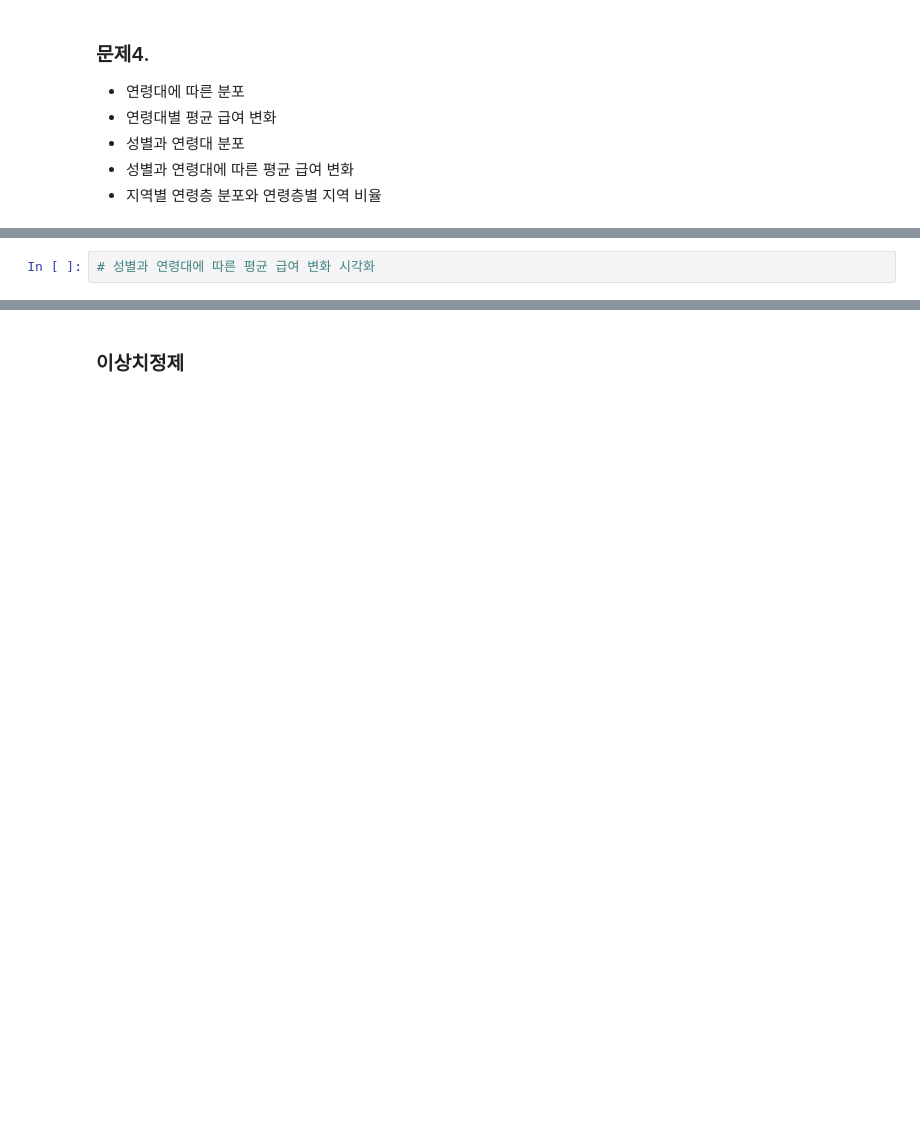
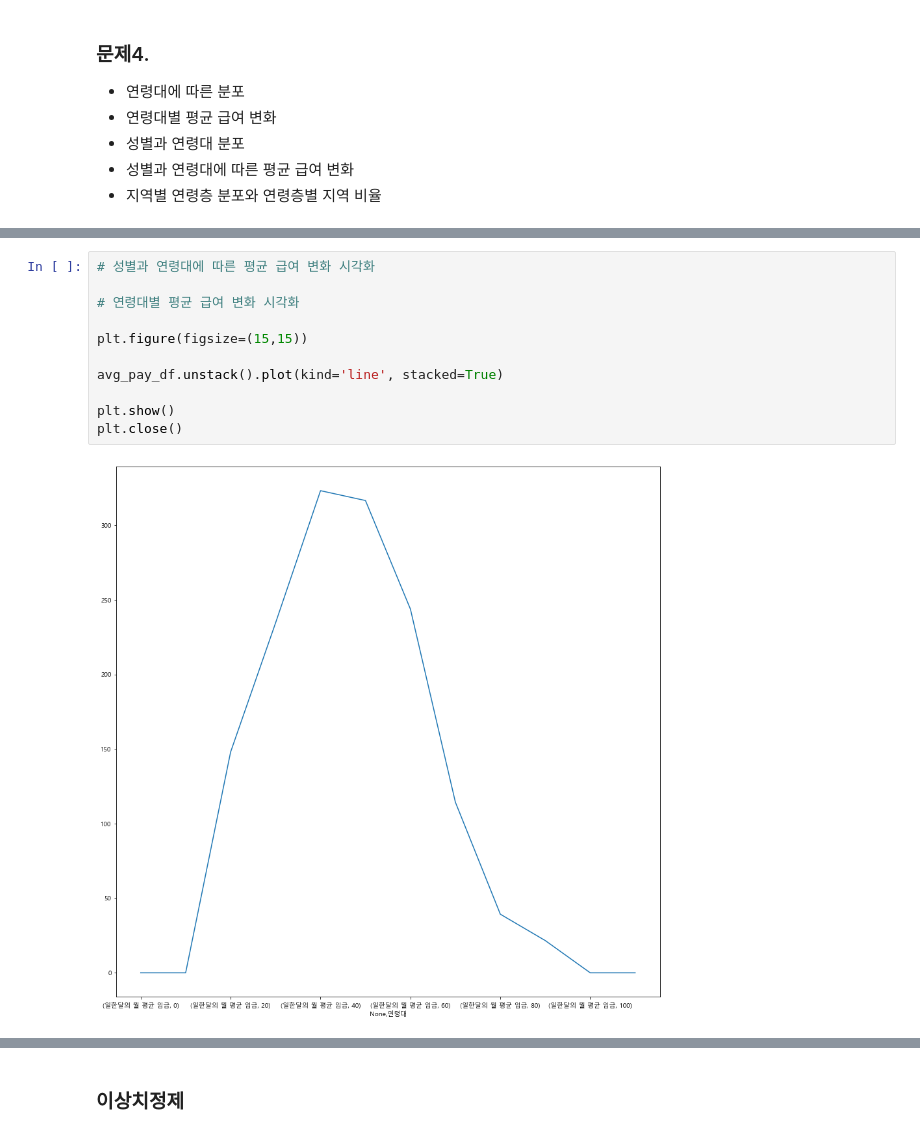
Before and after one commit to Supreme-YS/data_analysis, a Jupyter notebook: visualization[02].ipynb, the cells around one changed output, grey strips where cells are left out. Drawn from its saved outputs; the diff is of its cells as text; blank space fills up the shorter version.

```diff
--- a/visualization[02].ipynb
+++ b/visualization[02].ipynb
@@ -404,4 +573,15 @@ sex_pay_df
-# %%
-# 성별과 연령대에 따른 평균 급여 변화 시각화
+# %%
+# 성별과 연령대에 따른 평균 급여 변화 시각화
+
+# 연령대별 평균 급여 변화 시각화
+
+plt.figure(figsize=(15,15))
+
+avg_pay_df.unstack().plot(kind='line', stacked=True)
+
+plt.show()
+plt.close()
+# %% [output]
+[figure, added]
 # %%
 # 지역별 연령층 분포와 연령층별 지역 비율
```
Also changed, not shown: parts of 32 cells of this notebook.
